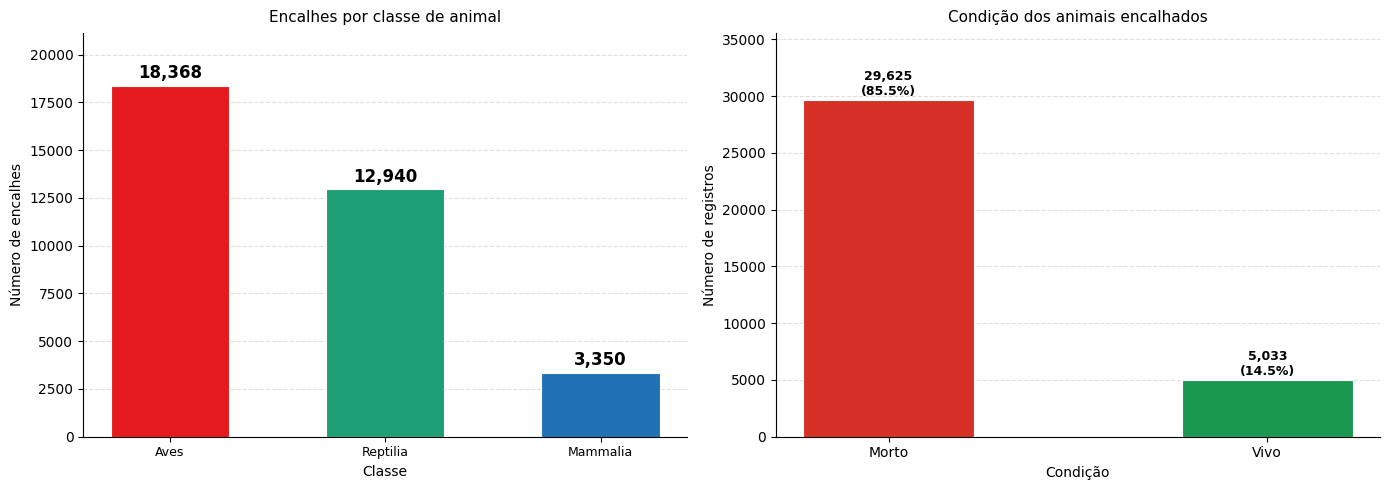
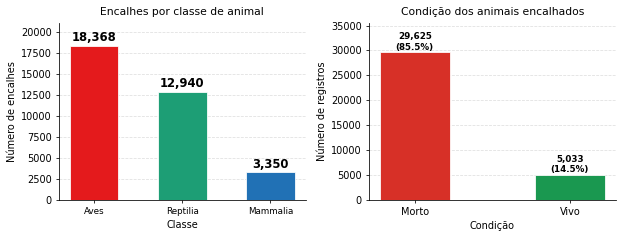
The notebook cell's code change between the first figure and the second:
--- before
+++ after
@@ -1,46 +1,24 @@
-# ── 1.4 e 1.5 — uma linha, dois painéis ─────────────────────────────────────
+import matplotlib as mpl
+mpl.rcParams.update({'figure.dpi': 70, 'savefig.dpi': 70})
 
 col_classe = 'Espécies - Classe_ocor' if 'Espécies - Classe_ocor' in df_master.columns else 'Espécies - Classe'
 
-# Dados 1.4 — contagem por classe
 contagem_classe = df_master[col_classe].value_counts().reset_index()
 contagem_classe.columns = ['Classe', 'Encalhes']
 
-# Dados 1.5 — vivos vs mortos
 condicao = df_master['Condição'].value_counts().reset_index()
 condicao.columns = ['Condição', 'Contagem']
 
-# Paleta consistente com o projeto
-cores_classe = {
-    'Aves':           '#e41a1c',
-    'Reptilia':       '#1D9E75',
-    'Mammalia':       '#2171b5',
-    'Elasmobranchii': '#ff7f00',
-}
+cores_classe = {'Aves': '#e41a1c', 'Reptilia': '#1D9E75', 'Mammalia': '#2171b5', 'Elasmobranchii': '#ff7f00'}
 cores_condicao = {'Morto': '#d73027', 'Vivo': '#1a9850'}
 
-fig, (ax1, ax2) = plt.subplots(1, 2, figsize=(14, 5))
+fig, (ax1, ax2) = plt.subplots(1, 2, figsize=(9, 3.5))  # era (14, 5)
 
-# ── Painel 1: Encalhes por classe (barras verticais) ─────────────────────────
 cores_lista = [cores_classe.get(c, '#aaaaaa') for c in contagem_classe['Classe']]
+bars1 = ax1.bar(contagem_classe['Classe'], contagem_classe['Encalhes'], color=cores_lista, edgecolor='white', linewidth=0.8, width=0.55)
 
-bars1 = ax1.bar(
-    contagem_classe['Classe'],
-    contagem_classe['Encalhes'],
-    color=cores_lista,
-    edgecolor='white',
-    linewidth=0.8,
-    width=0.55,
-)
-
-# Rótulo no topo de cada barra
 for bar in bars1:
     h = bar.get_height()
-    ax1.text(
-        bar.get_x() + bar.get_width() / 2,
-        h + contagem_classe['Encalhes'].max() * 0.01,
-        f'{int(h):,}',
-        ha='center', va='bottom', fontsize=12, fontweight='bold'
-    )
+    ax1.text(bar.get_x() + bar.get_width() / 2, h + contagem_classe['Encalhes'].max() * 0.01, f'{int(h):,}', ha='center', va='bottom', fontsize=12, fontweight='bold')
 
 ax1.set_title('Encalhes por classe de animal', fontsize=11, pad=8)
@@ -53,15 +31,6 @@
 ax1.set_axisbelow(True)
 
-# ── Painel 2: Vivos vs Mortos (barras verticais) ──────────────────────────────
 cores_lista2 = [cores_condicao.get(c, '#aaaaaa') for c in condicao['Condição']]
-
-bars2 = ax2.bar(
-    condicao['Condição'],
-    condicao['Contagem'],
-    color=cores_lista2,
-    edgecolor='white',
-    linewidth=0.8,
-    width=0.45,
-)
+bars2 = ax2.bar(condicao['Condição'], condicao['Contagem'], color=cores_lista2, edgecolor='white', linewidth=0.8, width=0.45)
 
 total = condicao['Contagem'].sum()
@@ -69,10 +38,5 @@
     h = bar.get_height()
     pct = h / total * 100
-    ax2.text(
-        bar.get_x() + bar.get_width() / 2,
-        h + total * 0.005,
-        f'{int(h):,}\n({pct:.1f}%)',
-        ha='center', va='bottom', fontsize=9, fontweight='bold'
-    )
+    ax2.text(bar.get_x() + bar.get_width() / 2, h + total * 0.005, f'{int(h):,}\n({pct:.1f}%)', ha='center', va='bottom', fontsize=9, fontweight='bold')
 
 ax2.set_title('Condição dos animais encalhados', fontsize=11, pad=8)

Commit: Criado usando o Colab